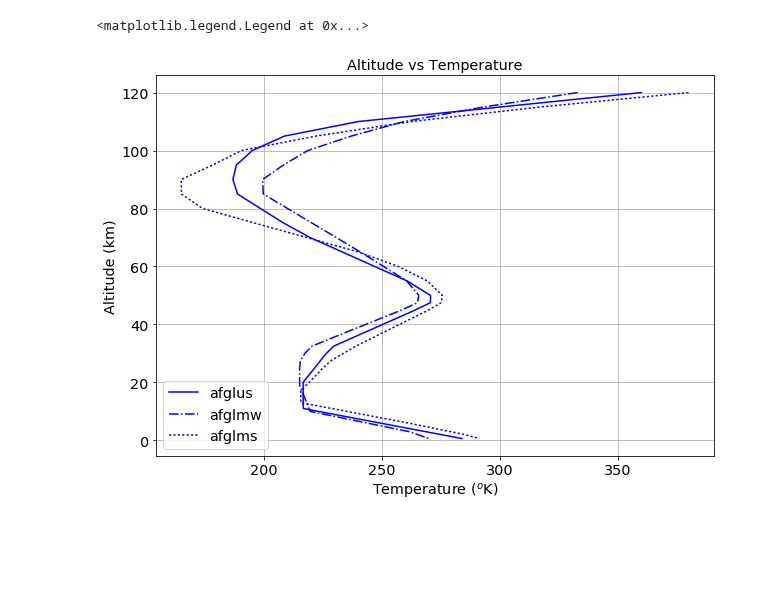
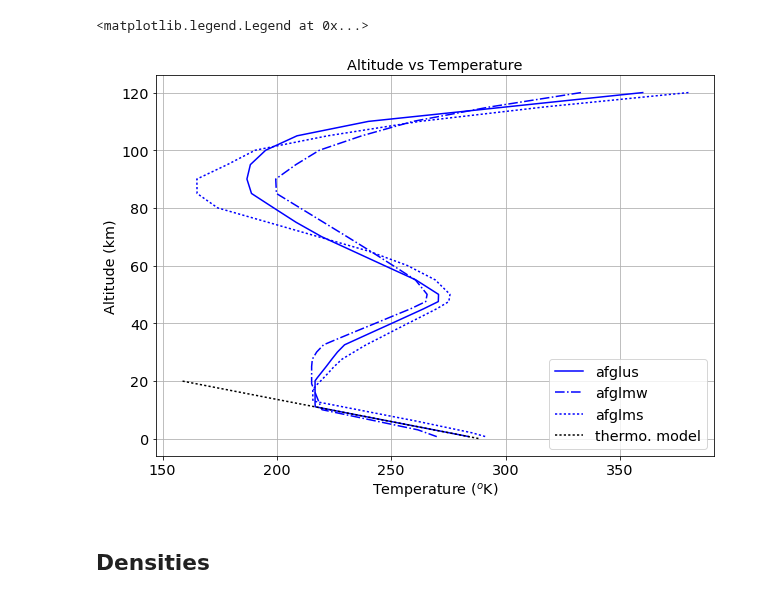
Before and after one commit to sylvielsstfr/PC5AtmStudies, a Jupyter notebook: OHP_Studies/atm_prof_OHP.ipynb, the cells around one changed output. Cells and saved outputs as stored; diff of their text form; code cells hidden in the pictures; blank space fills up the shorter version.

```diff
--- a/OHP_Studies/atm_prof_OHP.ipynb
+++ b/OHP_Studies/atm_prof_OHP.ipynb
@@ -30,0 +36,7 @@ plt.rcParams.update(params)
+# %%
+M_air= 28.965338*u.g/u.mol
+M_air_dry=28.9644*u.g/u.mol
+M_h2o=18.016*u.g/u.mol
+P0=101325.*u.Pa;   # /*!< Pa : pressure at see level */
+T0=288.15*u.K;   #/*!< sea level temperature */
+L=0.0065*u.K/u.m  # refroidissement en fonction de l'altitude
@@ -30,0 +45,4 @@ plt.rcParams.update(params)
+# %%
+def T(h):
+    T=T0-L*h
+    return T
@@ -134,12 +274,18 @@ plt.legend(loc='best')
+# %%
+h_Temp=np.linspace(0,20,50)*u.km
+Temp=T(h_Temp)
 # %%
 plt.plot(Temperature,z,color='blue',linestyle='-',label='afglus')
 plt.plot(Temperature2,z2,color='blue',linestyle='-.',label='afglmw')
 plt.plot(Temperature3,z3,color='blue',linestyle=':',label='afglms')
+plt.plot(Temp,h_Temp,'k:',label='thermo. model')
 plt.title('Altitude vs Temperature')
 plt.xlabel('Temperature ($^o$K)')
 plt.ylabel('Altitude (km)')
 plt.grid(True)
 plt.legend(loc='best')
 # %% [output]
 <matplotlib.legend.Legend at 0x...>
-[figure, old version]
+[figure, new version]
+# %% [markdown]
+## Densities
```
Also changed, not shown: parts of 36 cells of this notebook, 1 other file.
